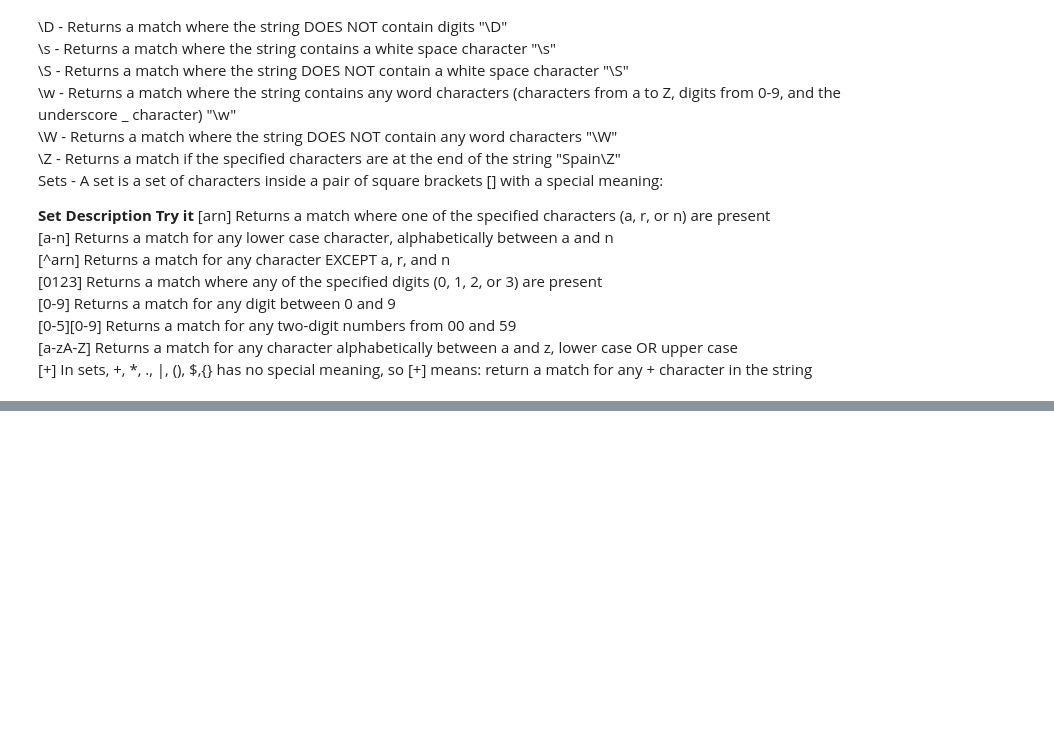
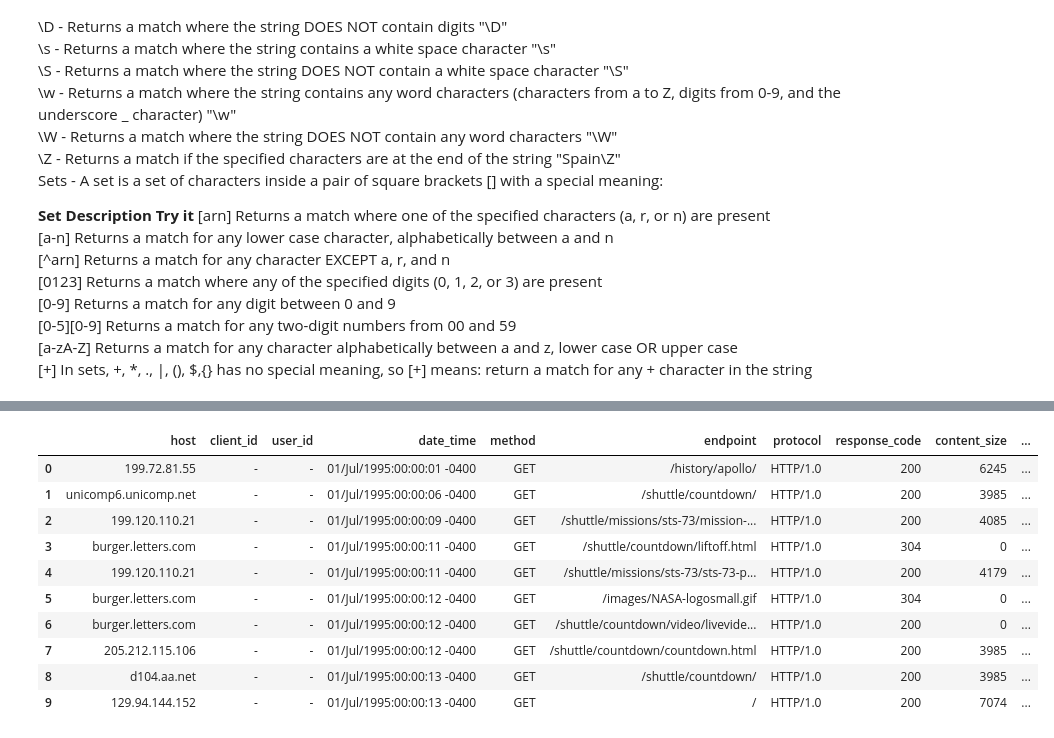
Before and after one commit to supratim94336/SparkifyETL, a Jupyter notebook: ReadTrickBang.ipynb, the cells around one changed output, grey strips where cells are left out. Cells and saved outputs as stored; diff of their text form; code cells hidden in the pictures; blank space fills up the shorter version.

```diff
--- a/ReadTrickBang.ipynb
+++ b/ReadTrickBang.ipynb
@@ -132,11 +132,12 @@ Sets - A set is a set of characters inside a pair of square brackets [] with a s
 [+]	In sets, +, *, ., |, (), $,{} has no special meaning, so [+] means: return a match for any + character in the string
 # %%
 from pyspark.sql.functions import udf
+from pyspark.sql.types import MapType, StringType
 import re
-
+# 199.72.81.55 - - [01/Jul/1995:00:00:01 -0400] "GET /history/apollo/ HTTP/1.0" 200 6245
 @udf(MapType(StringType(), StringType()))
 def parseUDF(line):
-    PATTERN = '^(\S+) (\S+) (\S+) \[([\w:/]+\s[+\-]\d{4})\] "(\S+) (\S+)\s*(\S*)" (\d{3}) (\S+)'
+    PATTERN = '^(\S+) (\S+) (\S+) \[([\w:/]+\s+-\d{4})\] "(\S+) (\S+)\s*(\S*)" (\d{3}) (\S+)'
     match = re.search(PATTERN, line)
     if match is None:
         return (line, 0)
@@ -145,14 +146,17 @@ def parseUDF(line):
         size = 0
     else:
         size = match.group(9)
-    return (
-        "":,
-        "":,
-        "":,
-        "":,
-        "":,
-        "":,
-        "":,
-        "":,
-        "":
-    )
+    return {
+        "host": match.group(1),
+        "client_id": match.group(2),
+        "user_id": match.group(3),
+        "date_time": match.group(4),
+        "method": match.group(5),
+        "endpoint": match.group(6),
+        "protocol": match.group(7),
+        "response_code": int(match.group(8)),
+        "content_size": size
+    }
+# %%
+dfParsed = dfLog.withColumn("parsed", parseUDF("value"))
+dfParsed.limit(10).toPandas()
@@ -158,0 +195,6 @@ def parseUDF(line):
+# %%
+fields = ["host", "client_id", "user_id", "date_time", "method", "endpoint", "protocol", "response_code", "content_size"]
+exprs = ["parsed['{}'] as {}".format(field, field) for field in fields]
+# %%
+dfClean = dfParsed.selectExpr(*exprs)
+dfClean.limit(5).toPandas()
@@ -158,0 +223,15 @@ def parseUDF(line):
+# %%
+from pyspark.sql.functions import expr
+dfClean.withColumn("content", expr("content_size as int")).limit(10).toPandas()
+# %% [output]
+|  | host | client_id | user_id | date_time | method | endpoint | protocol | response_code | content_size | ... |
+| 0 | 199.72.81.55 | - | - | 01/Jul/1995:00:00:01 -0400 | GET | /history/apollo/ | HTTP/1.0 | 200 | 6245 | ... |
+| 1 | unicomp6.unicomp.net | - | - | 01/Jul/1995:00:00:06 -0400 | GET | /shuttle/countdown/ | HTTP/1.0 | 200 | 3985 | ... |
+| 2 | 199.120.110.21 | - | - | 01/Jul/1995:00:00:09 -0400 | GET | /shuttle/missions/sts-73/mission-... | HTTP/1.0 | 200 | 4085 | ... |
+| 3 | burger.letters.com | - | - | 01/Jul/1995:00:00:11 -0400 | GET | /shuttle/countdown/liftoff.html | HTTP/1.0 | 304 | 0 | ... |
+| 4 | 199.120.110.21 | - | - | 01/Jul/1995:00:00:11 -0400 | GET | /shuttle/missions/sts-73/sts-73-p... | HTTP/1.0 | 200 | 4179 | ... |
+| 5 | burger.letters.com | - | - | 01/Jul/1995:00:00:12 -0400 | GET | /images/NASA-logosmall.gif | HTTP/1.0 | 304 | 0 | ... |
+| 6 | burger.letters.com | - | - | 01/Jul/1995:00:00:12 -0400 | GET | /shuttle/countdown/video/livevide... | HTTP/1.0 | 200 | 0 | ... |
+| 7 | 205.212.115.106 | - | - | 01/Jul/1995:00:00:12 -0400 | GET | /shuttle/countdown/countdown.html | HTTP/1.0 | 200 | 3985 | ... |
+| 8 | d104.aa.net | - | - | 01/Jul/1995:00:00:13 -0400 | GET | /shuttle/countdown/ | HTTP/1.0 | 200 | 3985 | ... |
+| 9 | 129.94.144.152 | - | - | 01/Jul/1995:00:00:13 -0400 | GET | / | HTTP/1.0 | 200 | 7074 | ... |
```
Also changed, not shown: parts of 5 cells of this notebook.
